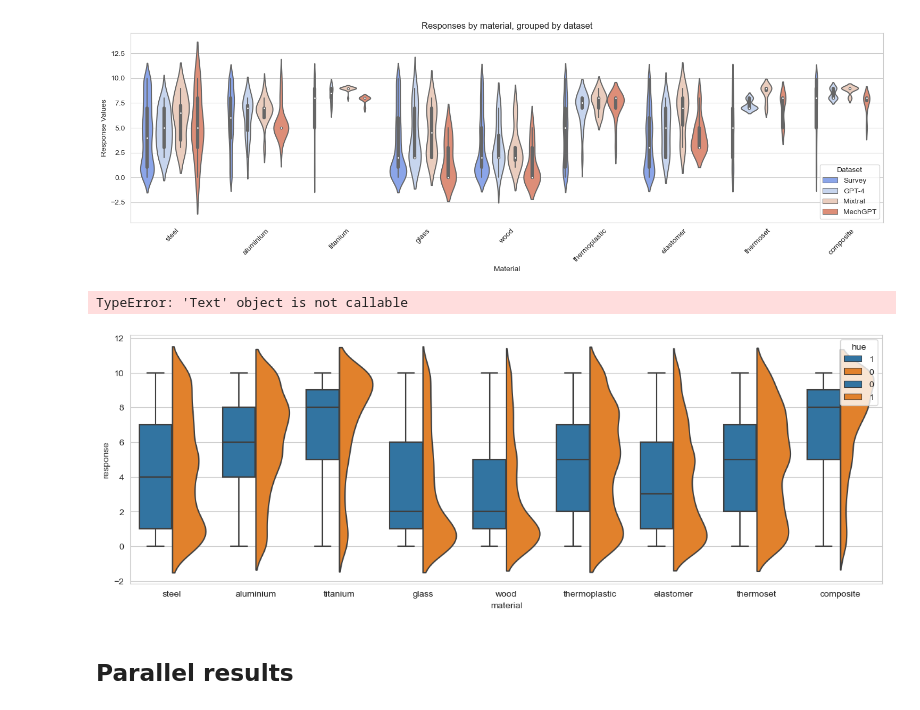
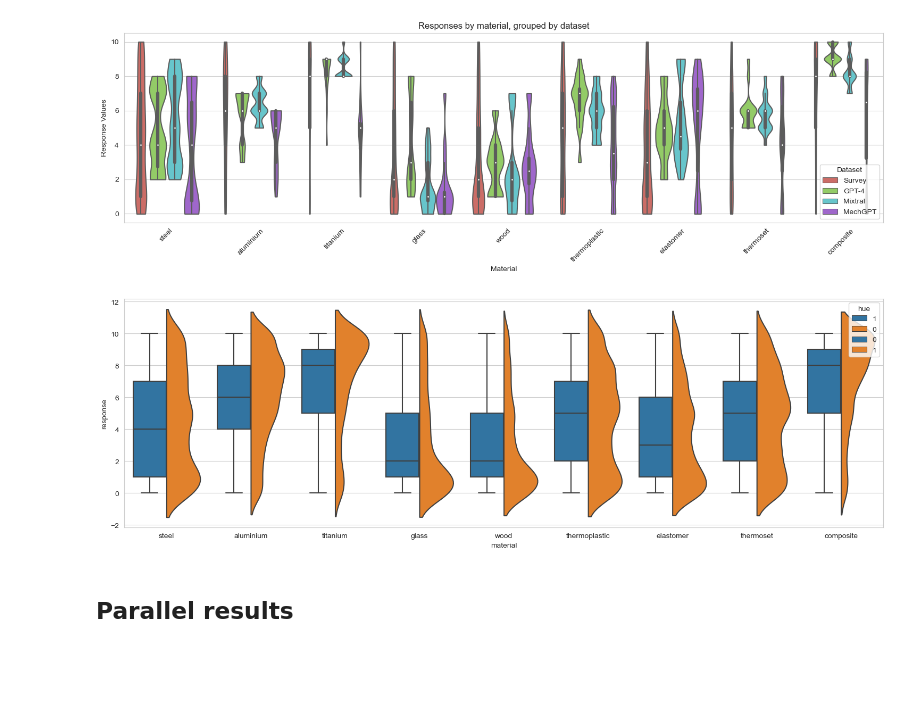
Before and after one commit to grndnl/llm_material_selection_jcise, a Jupyter notebook: evaluation/aggregate_results.ipynb, the cells around one changed output. Saved outputs shown, nothing was run; the diff lists cells and outputs as text; code cells hidden in the pictures; blank space fills up the shorter version.

```diff
--- a/evaluation/aggregate_results.ipynb
+++ b/evaluation/aggregate_results.ipynb
@@ -37,7 +37,7 @@ plt.show()
 # make a violin plot
 plt.figure(figsize=(15, 5))
 sns.violinplot(data=combined_df, x='material', y='response', hue='Dataset',
-               palette='coolwarm')
+               palette='hls', cut=0, bw=0.3)
 plt.title('Responses by material, grouped by dataset')
 plt.ylabel('Response Values')
 plt.xlabel('Material')
@@ -48,27 +48,26 @@ plt.tight_layout()
 plt.savefig('responses_by_material_grouped_by_dataset-violin.pdf')
 plt.show()
 # %% [output]
-[figure, old version]
+[figure, new version]
 # %%
 # make a violin plot
 plt.figure(figsize=(15, 5))
 combined_df2 = combined_df.assign(hue=1)
 
 sns.boxplot(data=combined_df2, x='material', y="response", hue="hue", hue_order=[1,0])
 
 g = sns.violinplot(data=combined_df2, x='material', y='response', hue="hue", split=True, hue_order=[0,1])
-g.title('Responses by material, grouped by dataset')
-g.ylabel('Response Values')
-g.xlabel('Material')
-g.legend(title='Dataset')
-g.xticks(rotation=45)
+# g.title('Responses by material, grouped by dataset')
+# g.ylabel('Response Values')
+# g.xlabel('Material')
+# g.legend(title='Dataset')
+# g.xticks(rotation=45)
 # save figure without cropping the labels
 plt.tight_layout()
 # plt.savefig('responses_by_material_grouped_by_dataset-violin.pdf')
-g.show()
+# g.show()
 # %% [output]
-TypeError: 'Text' object is not callable
-[figure, old version]
+[figure, new version]
 # %% [markdown]
 ## Parallel results
 # %%
```
Also changed, not shown: parts of 2 cells of this notebook, 8 other files.
